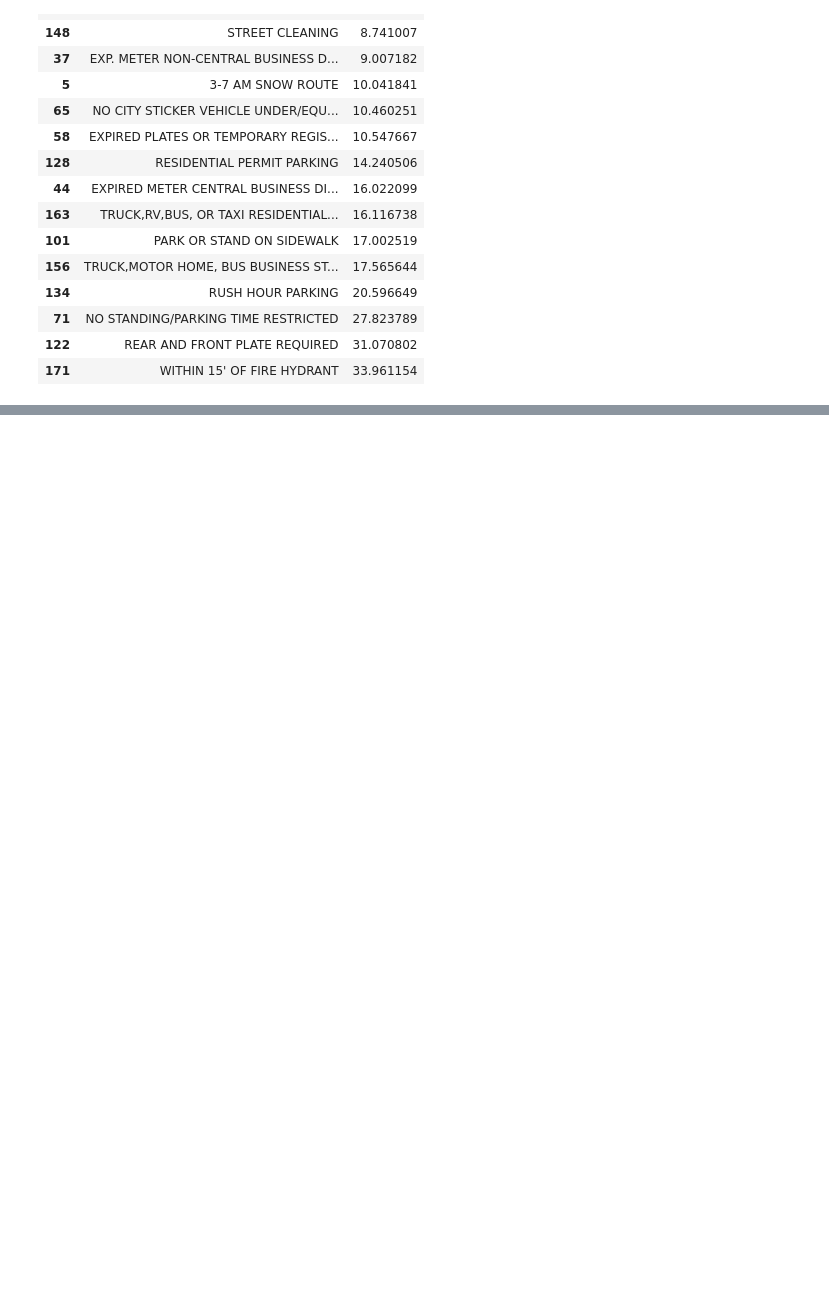
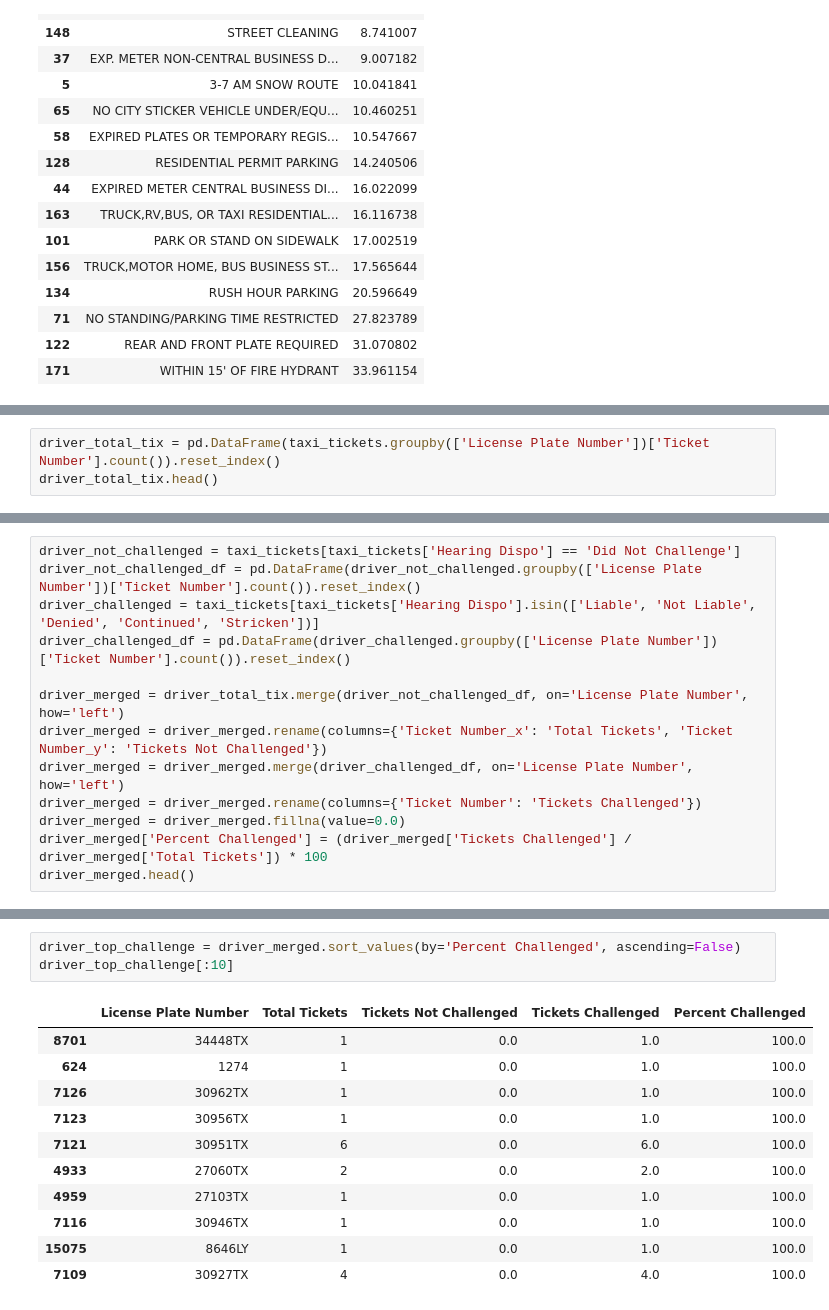
Before and after one commit to TaxiDriverJusticeProject/taxi-parking-tickets, a Jupyter notebook: Challenging Tickets.ipynb, the cells around one changed output, grey strips where cells are left out. Drawn from its saved outputs; the diff is of its cells as text; blank space fills up the shorter version.

```diff
--- a/Challenging Tickets.ipynb
+++ b/Challenging Tickets.ipynb
@@ -165,0 +176,3 @@ not_liable_cat[:15]
+# %%
+driver_total_tix = pd.DataFrame(taxi_tickets.groupby(['License Plate Number'])['Ticket Number'].count()).reset_index()
+driver_total_tix.head()
@@ -165,0 +186,13 @@ not_liable_cat[:15]
+# %%
+driver_not_challenged = taxi_tickets[taxi_tickets['Hearing Dispo'] == 'Did Not Challenge']
+driver_not_challenged_df = pd.DataFrame(driver_not_challenged.groupby(['License Plate Number'])['Ticket Number'].count()).reset_index()
+driver_challenged = taxi_tickets[taxi_tickets['Hearing Dispo'].isin(['Liable', 'Not Liable', 'Denied', 'Continued', 'Stricken'])]
+driver_challenged_df = pd.DataFrame(driver_challenged.groupby(['License Plate Number'])['Ticket Number'].count()).reset_index()
+
+driver_merged = driver_total_tix.merge(driver_not_challenged_df, on='License Plate Number', how='left')
+driver_merged = driver_merged.rename(columns={'Ticket Number_x': 'Total Tickets', 'Ticket Number_y': 'Tickets Not Challenged'})
+driver_merged = driver_merged.merge(driver_challenged_df, on='License Plate Number', how='left')
+driver_merged = driver_merged.rename(columns={'Ticket Number': 'Tickets Challenged'})
+driver_merged = driver_merged.fillna(value=0.0)
+driver_merged['Percent Challenged'] = (driver_merged['Tickets Challenged'] / driver_merged['Total Tickets']) * 100
+driver_merged.head()
@@ -165,0 +206,15 @@ not_liable_cat[:15]
+# %%
+driver_top_challenge = driver_merged.sort_values(by='Percent Challenged', ascending=False)
+driver_top_challenge[:10]
+# %% [output]
+|  | License Plate Number | Total Tickets | Tickets Not Challenged | Tickets Challenged | Percent Challenged |
+| 8701 | 34448TX | 1 | 0.0 | 1.0 | 100.0 |
+| 624 | 1274 | 1 | 0.0 | 1.0 | 100.0 |
+| 7126 | 30962TX | 1 | 0.0 | 1.0 | 100.0 |
+| 7123 | 30956TX | 1 | 0.0 | 1.0 | 100.0 |
+| 7121 | 30951TX | 6 | 0.0 | 6.0 | 100.0 |
+| 4933 | 27060TX | 2 | 0.0 | 2.0 | 100.0 |
+| 4959 | 27103TX | 1 | 0.0 | 1.0 | 100.0 |
+| 7116 | 30946TX | 1 | 0.0 | 1.0 | 100.0 |
+| 15075 | 8646LY | 1 | 0.0 | 1.0 | 100.0 |
+| 7109 | 30927TX | 4 | 0.0 | 4.0 | 100.0 |
```
Also changed, not shown: parts of 11 cells of this notebook, 1 other file.
